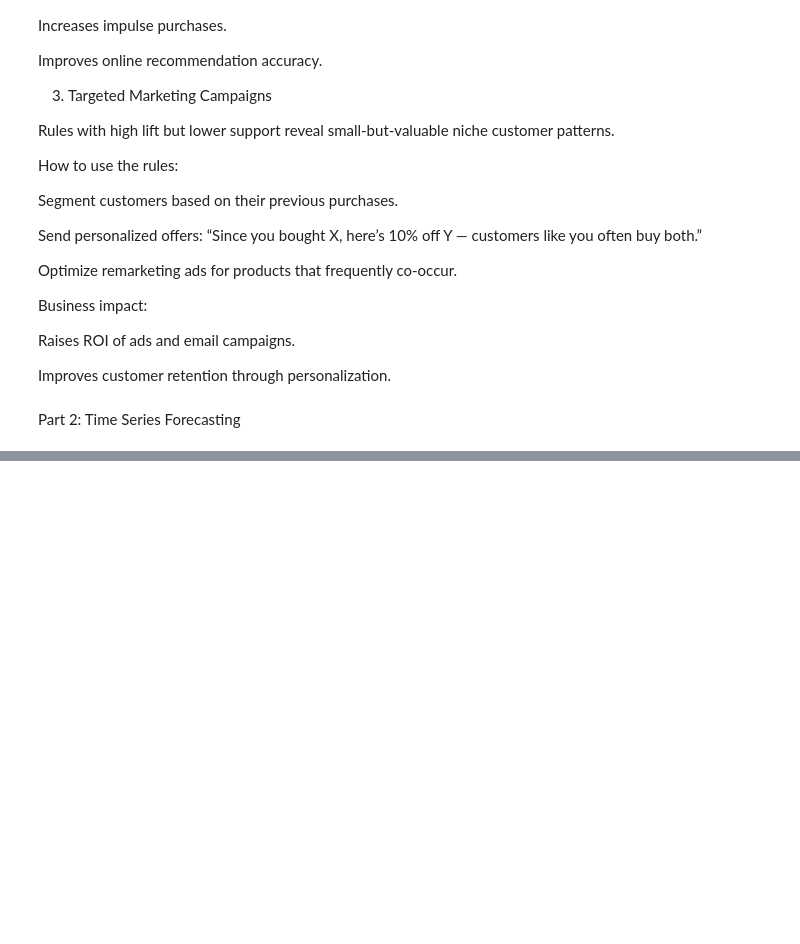
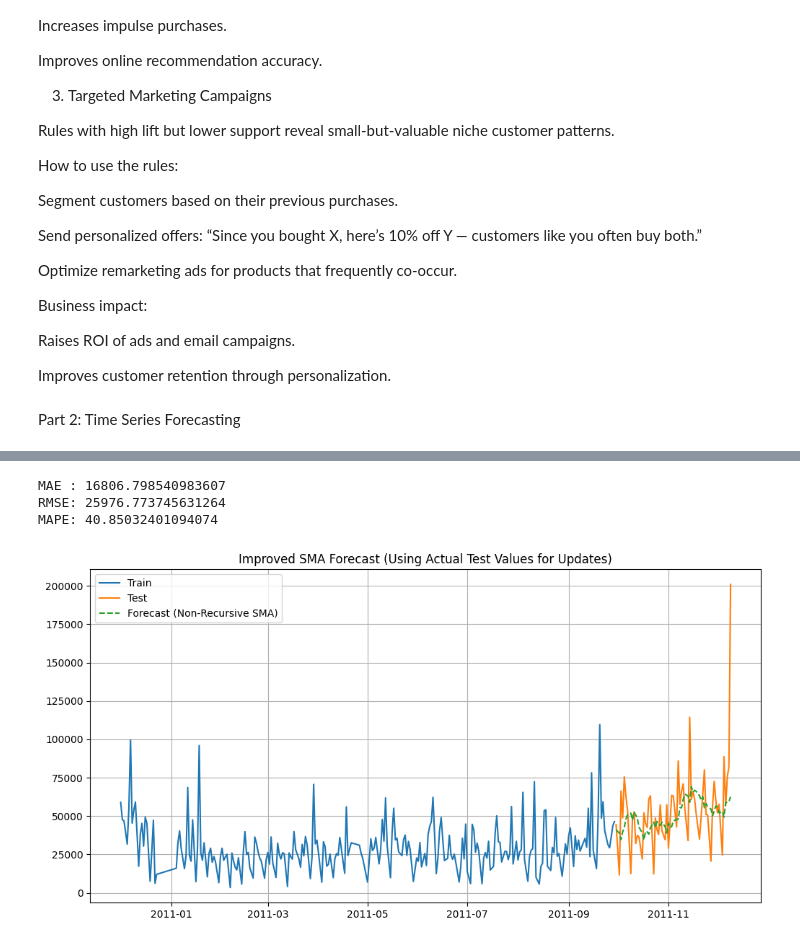
Before and after one commit to rose-giant/Data-Mining-Course-Projects, a Jupyter notebook: HW2/main.ipynb, the cells around one changed output, grey strips where cells are left out. Saved outputs shown, nothing was run; the diff lists cells and outputs as text; code cells hidden in the pictures; blank space fills up the shorter version.

```diff
--- a/HW2/main.ipynb
+++ b/HW2/main.ipynb
@@ -760,0 +821,49 @@ plt.show()
+# %%
+import pandas as pd
+import numpy as np
+import matplotlib.pyplot as plt
+from sklearn.metrics import mean_absolute_error, mean_squared_error
+
+daily_sales["Date"] = pd.to_datetime(daily_sales["Date"])
+ts = daily_sales.set_index("Date")["TotalAmount"].sort_index()
+
+split_idx = int(len(ts) * 0.8)
+train = ts.iloc[:split_idx]
+test = ts.iloc[split_idx:]
+
+window_size = 7
+
+rolling_window = list(train.iloc[-window_size:])
+
+forecast_values = []
+
+for actual in test:
+    forecast = sum(rolling_window[-window_size:]) / window_size
+    forecast_values.append(forecast)
+    rolling_window.append(actual)
+
+forecast = pd.Series(forecast_values, index=test.index)
+
+mae = mean_absolute_error(test, forecast)
+mse = mean_squared_error(test, forecast)
+rmse = np.sqrt(mse)
+mape = np.mean(np.abs((test - forecast) / test)) * 100
+
+print("MAE :", mae)
+print("RMSE:", rmse)
+print("MAPE:", mape)
+
+# Plot
+plt.figure(figsize=(12,6))
+plt.plot(train, label="Train")
+plt.plot(test, label="Test")
+plt.plot(forecast, label="Forecast (Non-Recursive SMA)", linestyle='--')
+plt.title("Improved SMA Forecast (Using Actual Test Values for Updates)")
+plt.legend()
+plt.grid(True)
+plt.show()
+# %% [output]
+MAE : 16806.798540983607
+RMSE: 25976.773745631264
+MAPE: 40.85032401094074
+[figure, added]
```
Also changed, not shown: parts of 11 cells of this notebook, 1 other file.
